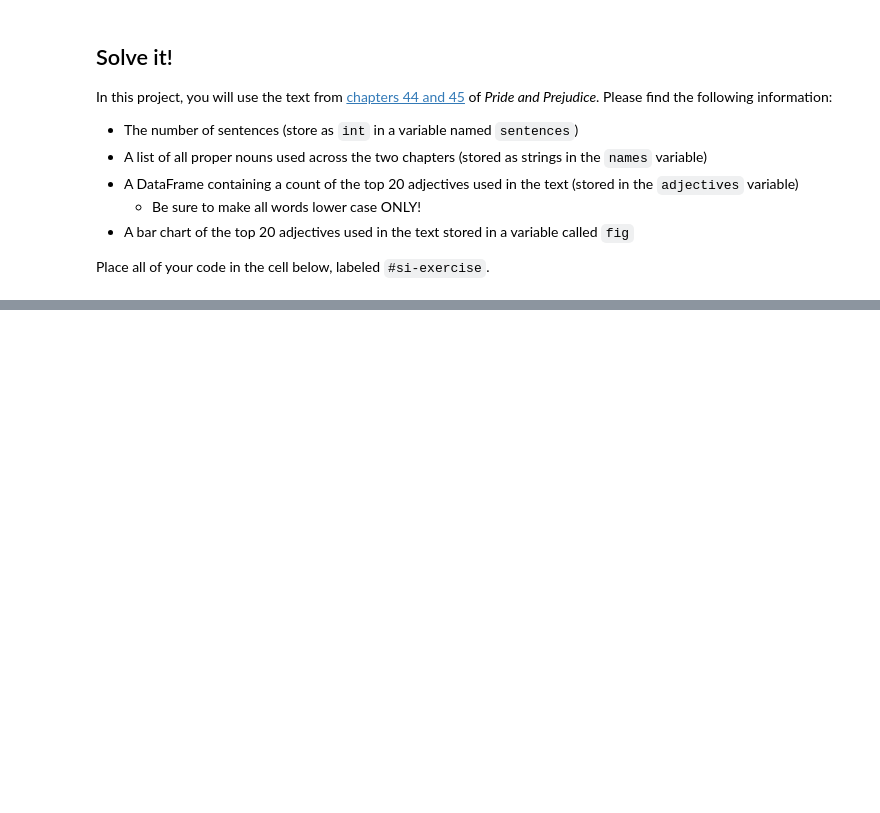
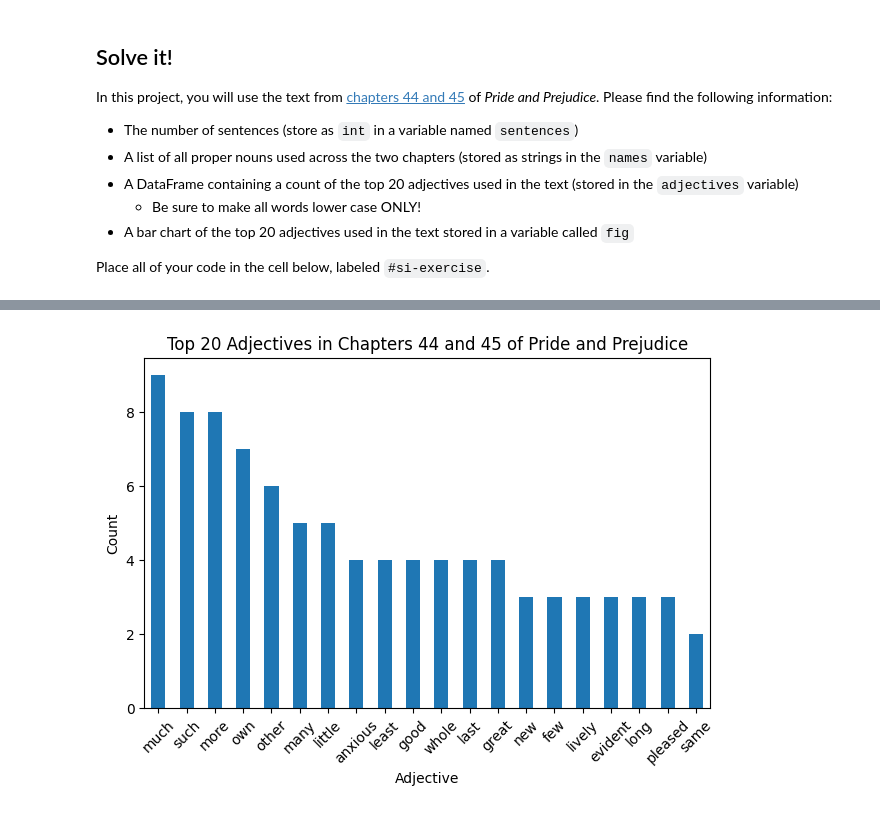
Before and after one commit to kelleespringer/econ8320-assignment-12, a Jupyter notebook: Lesson.ipynb, the cells around one changed output, grey strips where cells are left out. Cells and saved outputs as stored; diff of their text form; code cells hidden in the pictures; blank space fills up the shorter version.

```diff
--- a/Lesson.ipynb
+++ b/Lesson.ipynb
@@ -254,0 +198,69 @@ fig.figure.show()
+# %%
+#si-exercise
+#si-exercise
+
+import pandas as pd
+import matplotlib.pyplot as plt
+import nltk
+from nltk.tokenize import sent_tokenize, word_tokenize
+from nltk.corpus import stopwords
+from nltk import pos_tag
+from collections import Counter
+
+# Download the 'punkt_tab' resource if it hasn't been downloaded already
+nltk.download('punkt_tab')
+
+# Load the text of chapters 44 and 45 of Pride and Prejudice
+# The text variable was previously holding a URL string.
+# We need to fetch the actual text content from the URL using the requests library.
+import requests
+
+text = requests.get("https://raw.githubusercontent.com/dustywhite7/Econ8320/refs/heads/master/AssignmentData/prideAndPrejudiceChapters.txt").text
+
+
+# Tokenize the text into sentences
+sentences = sent_tokenize(text)
+num_sentences = len(sentences)
+
+# Tokenize the text into words
+words = word_tokenize(text)
+
+# Tag parts of speech
+tagged_words = pos_tag(words)
+
+# Extract proper nouns (NNP and NNPS)
+proper_nouns = [word for word, pos in tagged_words if pos in ('NNP', 'NNPS')]
+names = list(set(proper_nouns))
+
+# Extract adjectives (JJ, JJR, JJS)
+adjectives = [word.lower() for word, pos in tagged_words if pos in ('JJ', 'JJR', 'JJS')]
+
+# Count the top 20 adjectives
+adjective_counts = Counter(adjectives).most_common(20)
+
+# Create a DataFrame for the top 20 adjectives
+adjectives_df = pd.DataFrame(adjective_counts, columns=['adjective', 'count'])
+
+# Plot the top 20 adjectives
+fig, ax = plt.subplots()
+adjectives_df.plot(kind='bar', x='adjective', y='count', ax=ax, legend=False)
+plt.title('Top 20 Adjectives in Chapters 44 and 45 of Pride and Prejudice')
+plt.xlabel('Adjective')
+plt.ylabel('Count')
+plt.xticks(rotation=45)
+plt.tight_layout()
+
+# Save the plot to a variable
+fig.savefig('top_20_adjectives.png')
+
+# Output variables
+sentences = num_sentences
+names = names
+adjectives = adjectives_df
+fig = fig
+
+print(sentences)
+print(names)
+print(adjectives)
+print(fig)
+# %% [output]
@@ -254,0 +286 @@ fig.figure.show()
+[figure, added]
```
Also changed, not shown: parts of 2 cells of this notebook.
